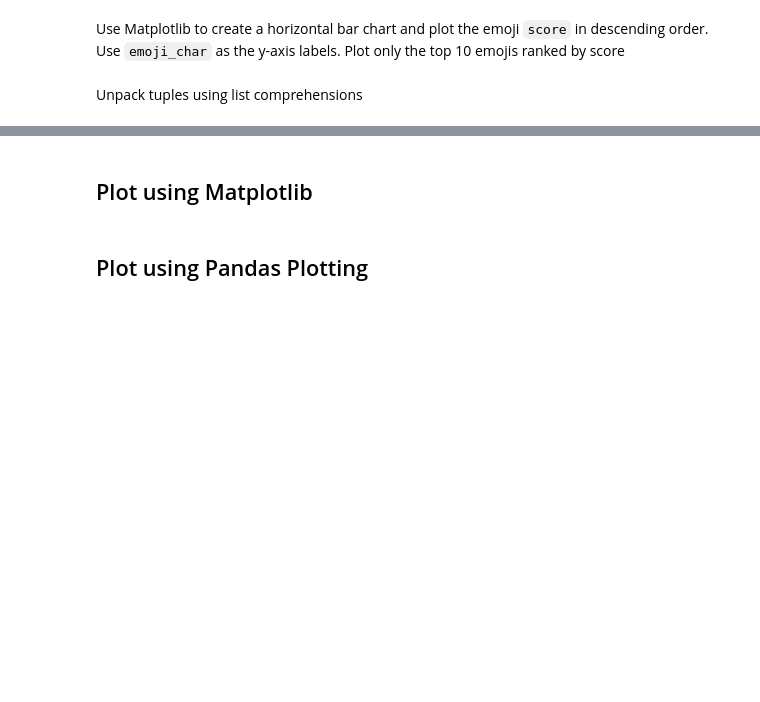
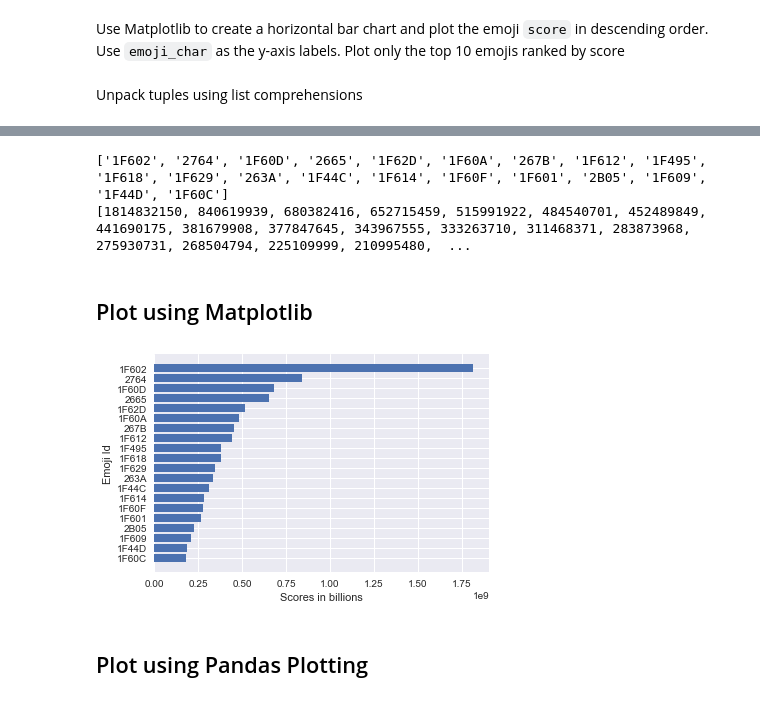
Before and after one commit to skunnath2020/class_work, a Jupyter notebook: Code/Stu_Plotting.ipynb, the cells around one changed output, grey strips where cells are left out. Saved outputs shown, nothing was run; the diff lists cells and outputs as text; code cells hidden in the pictures; blank space fills up the shorter version.

```diff
--- a/Code/Stu_Plotting.ipynb
+++ b/Code/Stu_Plotting.ipynb
@@ -65,9 +65,14 @@ session = Session(engine)
 Use Matplotlib to create a horizontal bar chart and plot the emoji `score` in descending order. Use `emoji_char` as the y-axis labels. Plot only the top 10 emojis ranked by score
 # %%
 # Query Emojis for `emoji_char`, `emoji_id`, and `score` and save the query into results
-# YOUR CODE HERE
+resp= session.query(Emoji.emoji_char, Emoji.emoji_id, Emoji.score).\
+    order_by(Emoji.score.desc()).limit(20).all()
 # %% [markdown]
 Unpack tuples using list comprehensions
 # %%
 # Unpack the `emoji_id` and `scores` from results and save into separate lists
-# YOUR CODE HERE
+em_id=[]
+score=[]
+for row in resp:
+    em_id.append(row[1])
+    score.append(row[2])
@@ -74,9 +97,20 @@ Unpack tuples using list comprehensions
+# %%
+print(em_id)
+print(score)
+# %% [output]
+['1F602', '2764', '1F60D', '2665', '1F62D', '1F60A', '267B', '1F612', '1F495', '1F618', '1F629', '263A', '1F44C', '1F614', '1F60F', '1F601', '2B05', '1F609', '1F44D', '1F60C']
+[1814832150, 840619939, 680382416, 652715459, 515991922, 484540701, 452489849, 441690175, 381679908, 377847645, 343967555, 333263710, 311468371, 283873968, 275930731, 268504794, 225109999, 210995480,  ...
 # %% [markdown]
 ## Plot using Matplotlib
 # %%
 # Create a horizontal bar chart and plot the `emoji_id` on the y-axis and the `score` on the x-axis
 # Challenge: Try to plot the scores in descending order on the graph (The largest score is at the top)
-# YOUR CODE HERE
+plt.barh(em_id[::-1], score[::-1])
+plt.xlabel("Scores in billions")
+plt.ylabel("Emoji Id")
+plt.show()
+# %% [output]
+[figure, added]
 # %% [markdown]
 ## Plot using Pandas Plotting
 # %% [markdown]
```
Also changed, not shown: parts of 4 cells of this notebook.
